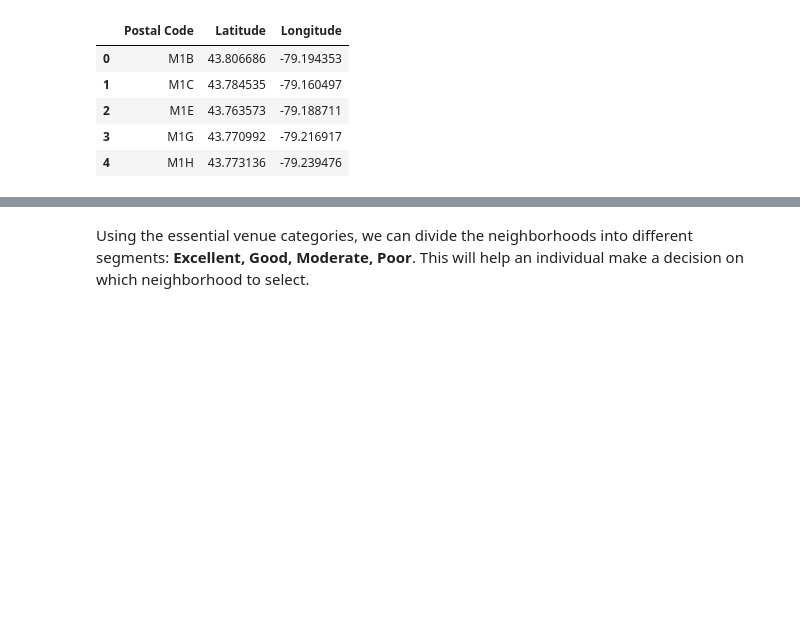
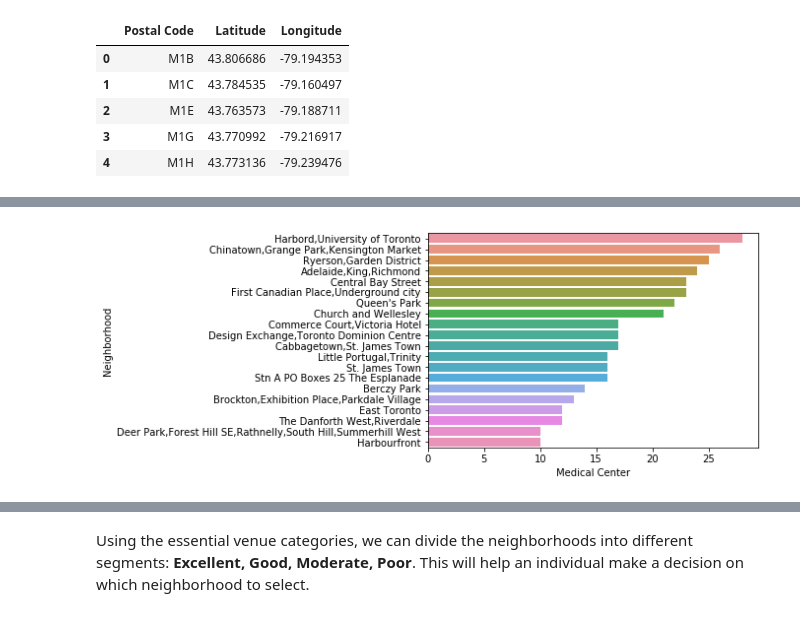
Before and after one commit to iindrajeet07/Coursera_Capstone, a Jupyter notebook: Final Project/Toronto neighborhood analysis for an Indian family.ipynb, the cells around one changed output, grey strips where cells are left out. Drawn from its saved outputs; the diff is of its cells as text; code cells hidden in the pictures; blank space fills up the shorter version.

```diff
--- a/Final Project/Toronto neighborhood analysis for an Indian family.ipynb
+++ b/Final Project/Toronto neighborhood analysis for an Indian family.ipynb
@@ -71,0 +373,4 @@ Here, we will explore each neighborhood for radius of 1 Km based on lattitude an
+# %%
+sns.barplot(y="Neighborhood", x="Medical Center",data=Toronto_grouped.sort_values("Medical Center",ascending=False)[0:20]);
+# %% [output]
+[figure, added]
```
Also changed, not shown: parts of 48 cells of this notebook.
